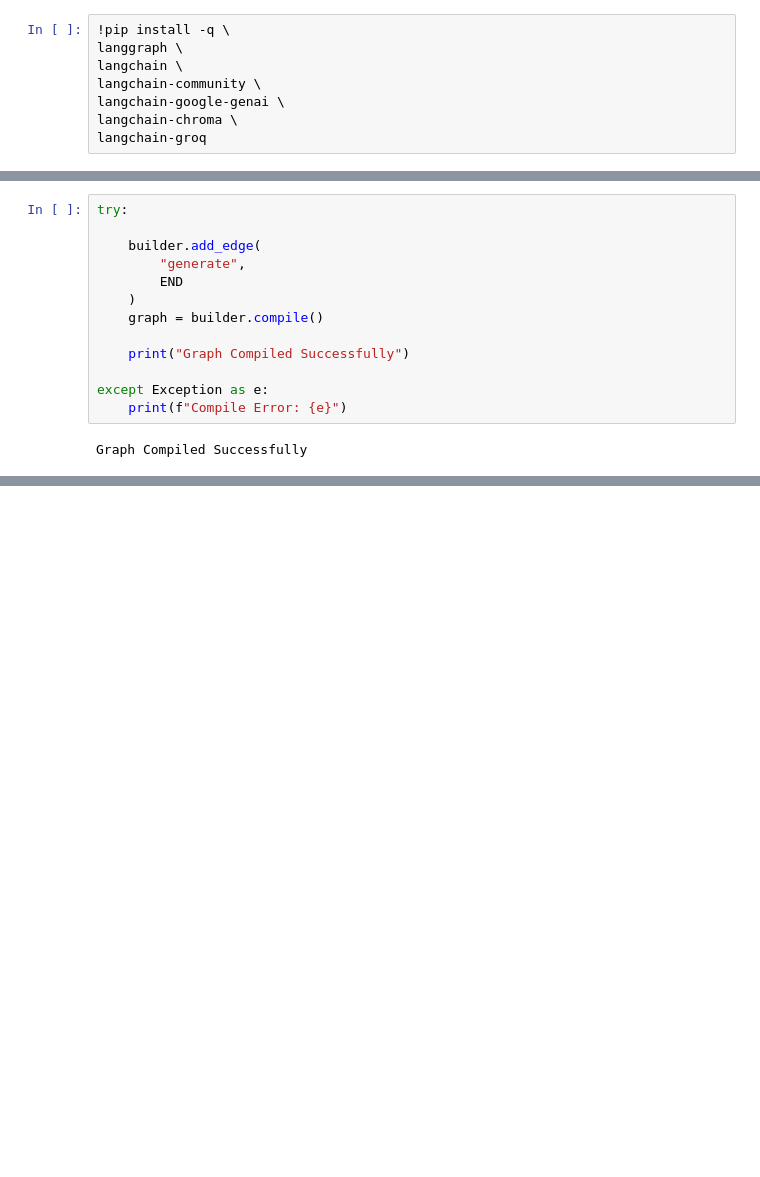
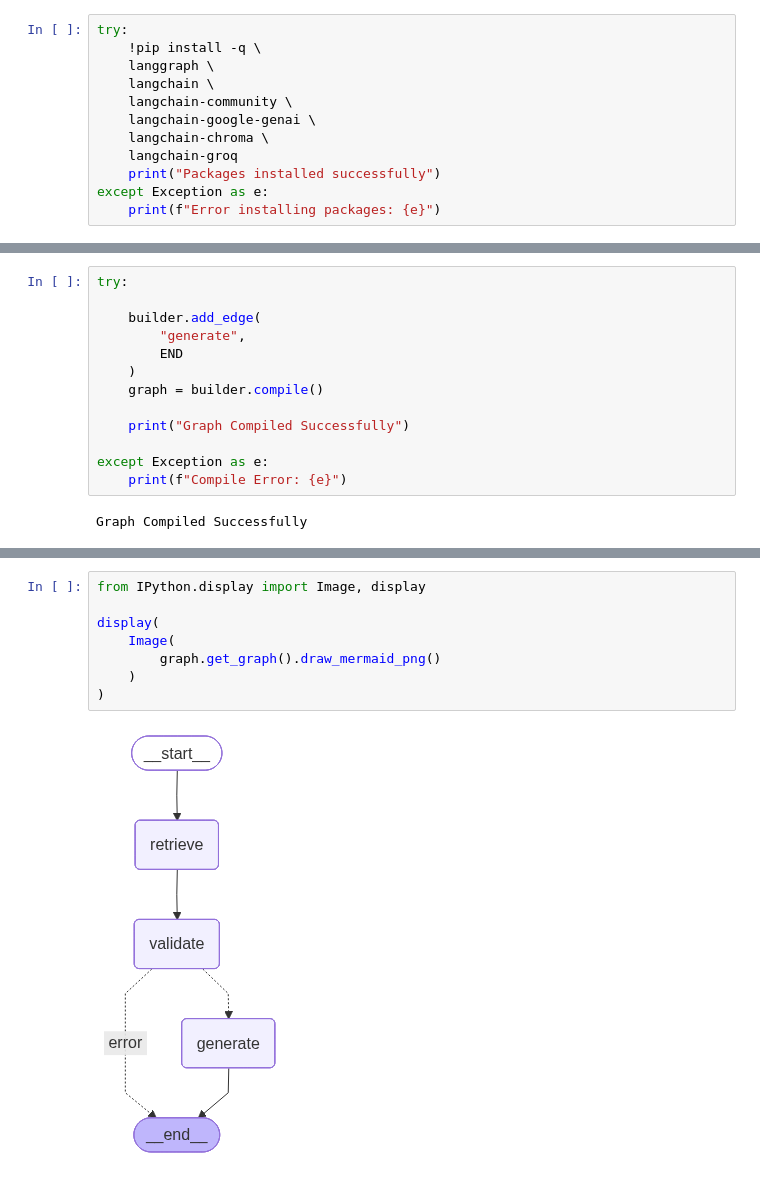
Before and after one commit to shifasulthana/rag-internship-2026, a Jupyter notebook: phase 2/LangGraph.ipynb, the cells around one changed output, grey strips where cells are left out. Saved outputs shown, nothing was run; the diff lists cells and outputs as text; blank space fills up the shorter version.

Commit message:
update LangGraph notebook with markdown

```diff
--- a/phase 2/LangGraph.ipynb
+++ b/phase 2/LangGraph.ipynb
@@ -1,11 +1,15 @@
 # %%
-!pip install -q \
-langgraph \
-langchain \
-langchain-community \
-langchain-google-genai \
-langchain-chroma \
-langchain-groq
+try:
+    !pip install -q \
+    langgraph \
+    langchain \
+    langchain-community \
+    langchain-google-genai \
+    langchain-chroma \
+    langchain-groq
+    print("Packages installed successfully")
+except Exception as e:
+    print(f"Error installing packages: {e}")
 # %% [output]
 ERROR: pip's dependency resolver does not currently take into account all the packages that are installed. This behaviour is the source of the following dependency conflicts.
 google-colab 1.0.0 requires requests==2.32.4, but you have requests 2.34.2 which is incompatible.
@@ -356,3 +361,13 @@ Question: Who won FIFA World Cup 2022?
 
 Final Output:
 I could not find that information in the knowledge base.
+# %%
+from IPython.display import Image, display
+
+display(
+    Image(
+        graph.get_graph().draw_mermaid_png()
+    )
+)
+# %% [output]
+[figure, added]
```
Also changed, not shown: parts of 7 cells of this notebook.
